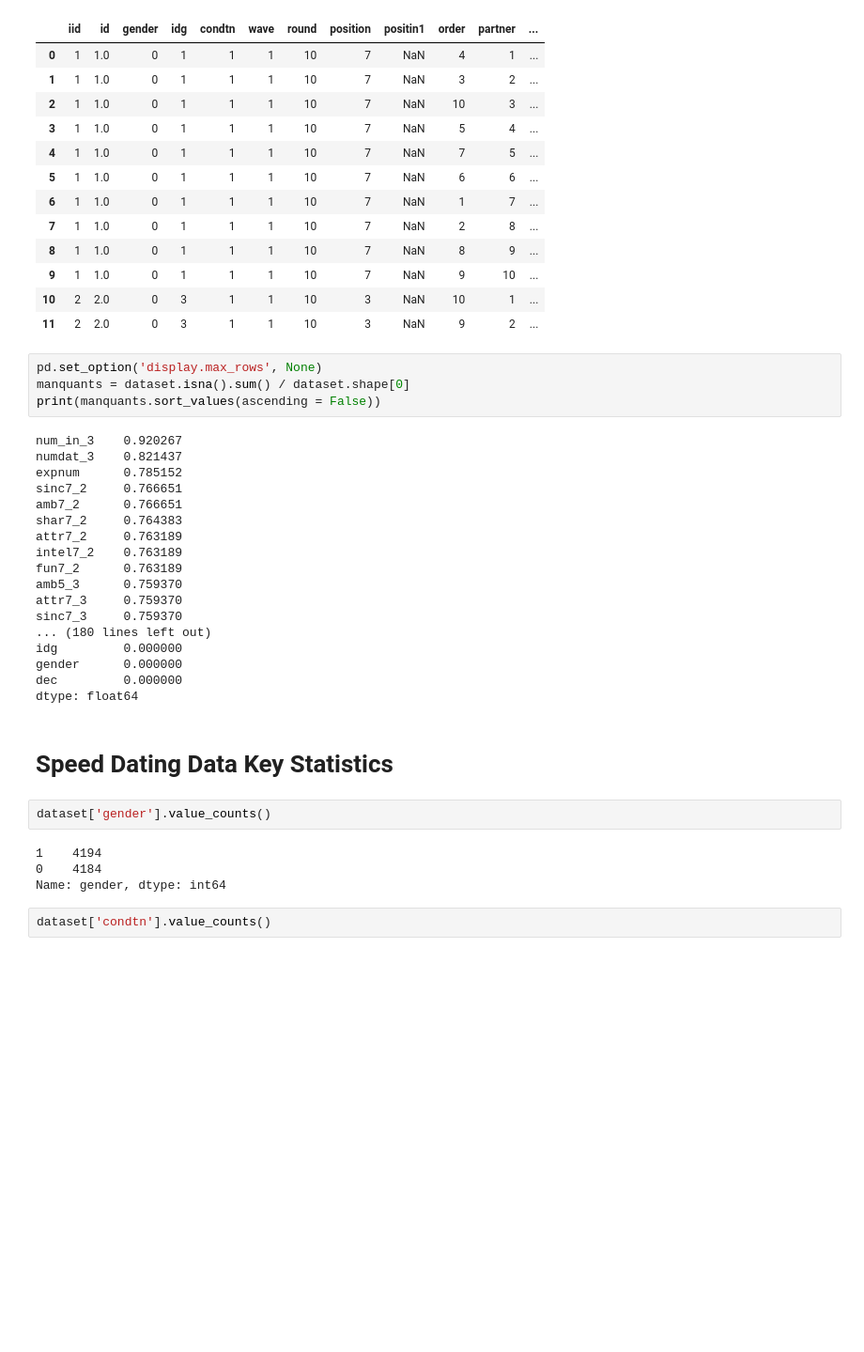
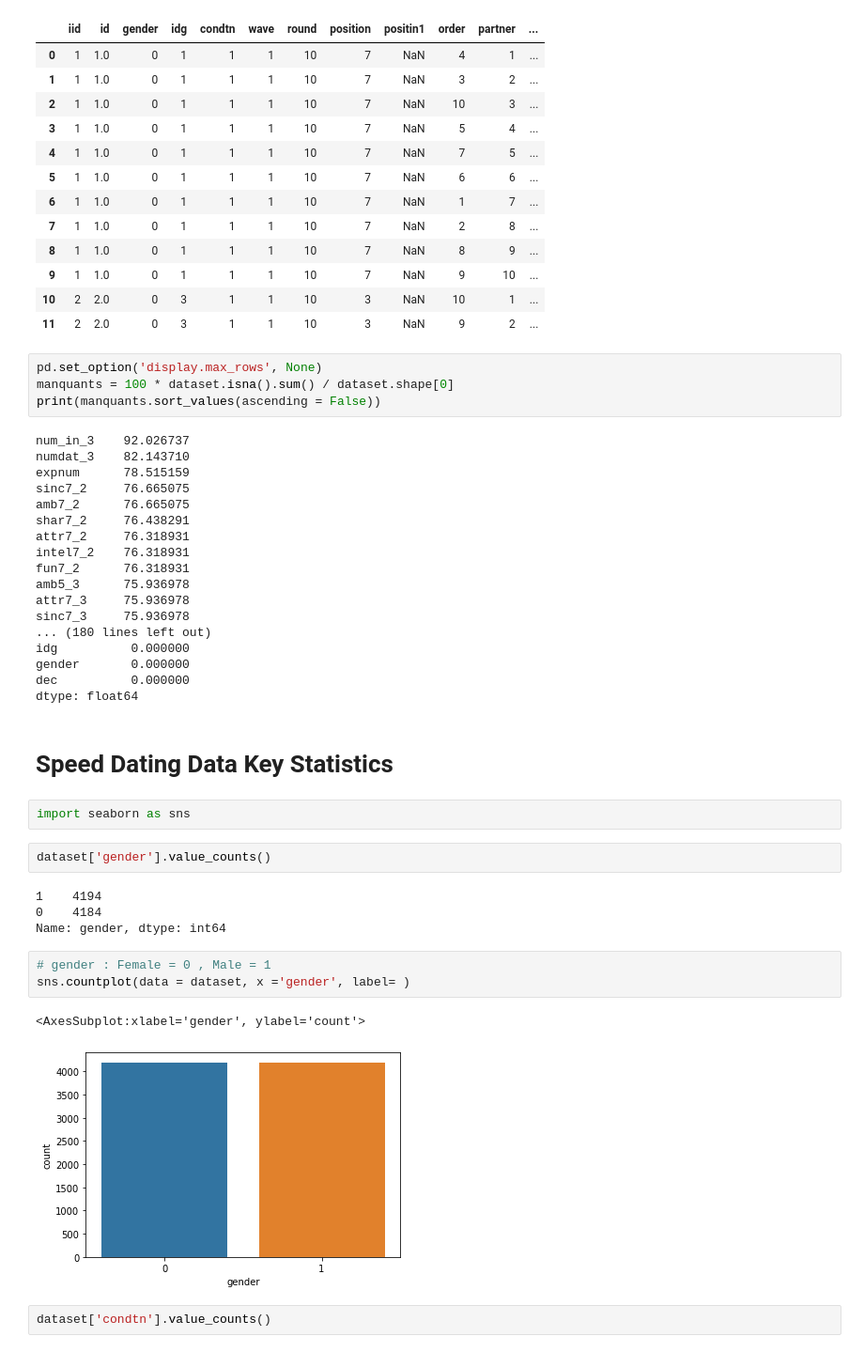
Before and after one commit to Stylomines/speed_dating, a Jupyter notebook: 01-Project_speed_dating.ipynb, the cells around one changed output. Shown: that part at 94% size. Saved outputs shown, nothing was run; the diff lists cells and outputs as text; blank space fills up the shorter version.

Commit message:
added some graphs

```diff
--- a/01-Project_speed_dating.ipynb
+++ b/01-Project_speed_dating.ipynb
@@ -67,34 +70,42 @@ dataset.head(12)
 | 11 | 2 | 2.0 | 0 | 3 | 1 | 1 | 10 | 3 | NaN | 9 | 2 | ... |
 # %%
 pd.set_option('display.max_rows', None)
-manquants = dataset.isna().sum() / dataset.shape[0]
+manquants = 100 * dataset.isna().sum() / dataset.shape[0]
 print(manquants.sort_values(ascending = False))
 # %% [output]
-num_in_3    0.920267
-numdat_3    0.821437
-expnum      0.785152
-sinc7_2     0.766651
-amb7_2      0.766651
-shar7_2     0.764383
-attr7_2     0.763189
-intel7_2    0.763189
-fun7_2      0.763189
-amb5_3      0.759370
-attr7_3     0.759370
-sinc7_3     0.759370
+num_in_3    92.026737
+numdat_3    82.143710
+expnum      78.515159
+sinc7_2     76.665075
+amb7_2      76.665075
+shar7_2     76.438291
+attr7_2     76.318931
+intel7_2    76.318931
+fun7_2      76.318931
+amb5_3      75.936978
+attr7_3     75.936978
+sinc7_3     75.936978
 ... (180 lines left out)
-idg         0.000000
-gender      0.000000
-dec         0.000000
+idg          0.000000
+gender       0.000000
+dec          0.000000
 dtype: float64
 # %% [markdown]
 # Speed Dating Data Key Statistics
+# %%
+import seaborn as sns
 # %%
 dataset['gender'].value_counts()
 # %% [output]
 1    4194
 0    4184
 Name: gender, dtype: int64
+# %%
+# gender : Female = 0 , Male = 1
+sns.countplot(data = dataset, x ='gender', label= )
+# %% [output]
+<AxesSubplot:xlabel='gender', ylabel='count'>
+[figure, added]
 # %%
 dataset['condtn'].value_counts()
 # %% [output]
```
Also changed, not shown: parts of 7 cells of this notebook.
